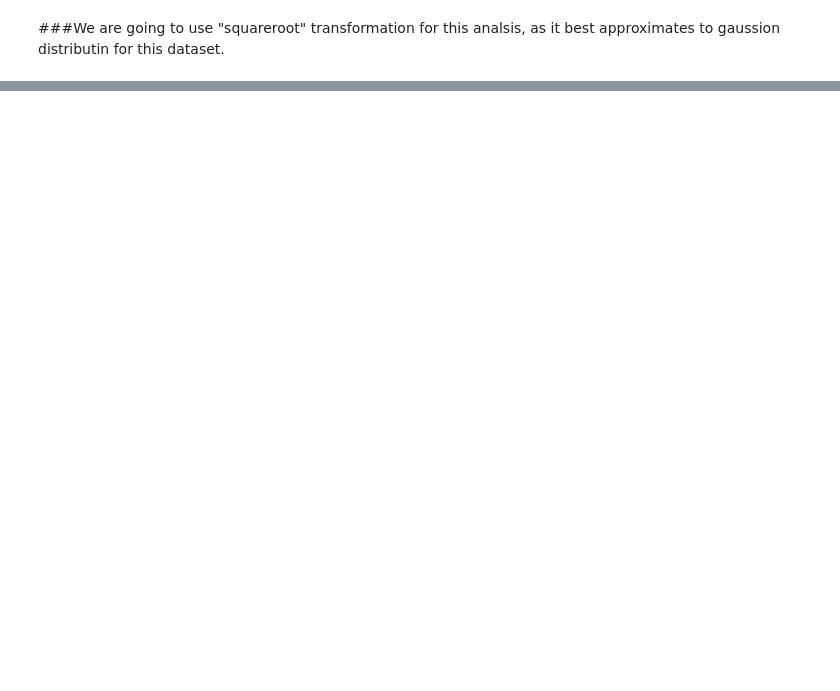
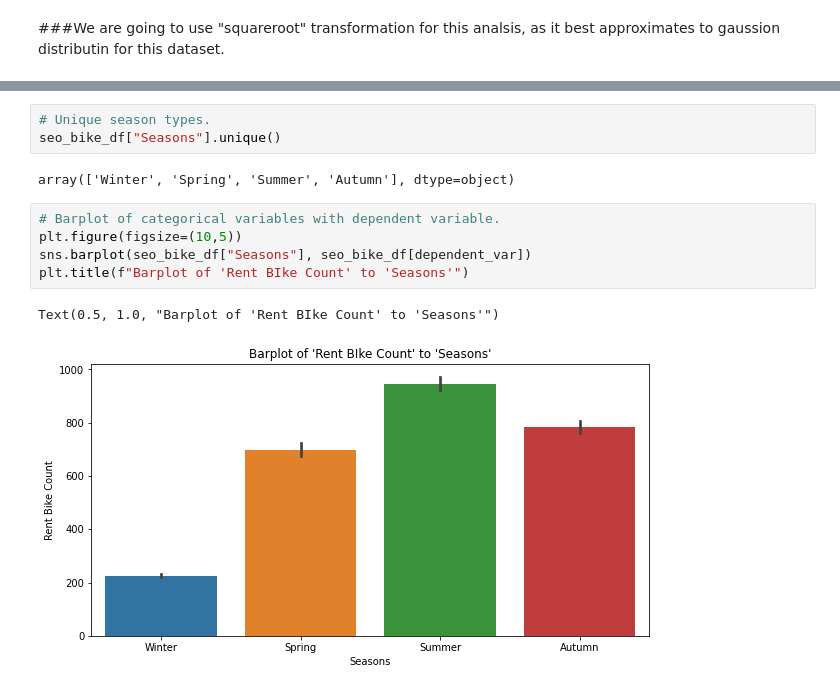
Before and after one commit to tanay47/Bike-Sharing-Demand-Prediction, a Jupyter notebook: Bike_Sharing_Demand_Prediction_.ipynb, the cells around one changed output, grey strips where cells are left out. Drawn from its saved outputs; the diff is of its cells as text; blank space fills up the shorter version.

```diff
--- a/Bike_Sharing_Demand_Prediction_.ipynb
+++ b/Bike_Sharing_Demand_Prediction_.ipynb
@@ -218,0 +299,13 @@ for var in seo_bike_df.describe().columns.tolist():
+# %%
+# Unique season types.
+seo_bike_df["Seasons"].unique()
+# %% [output]
+array(['Winter', 'Spring', 'Summer', 'Autumn'], dtype=object)
+# %%
+# Barplot of categorical variables with dependent variable.
+plt.figure(figsize=(10,5))
+sns.barplot(seo_bike_df["Seasons"], seo_bike_df[dependent_var])
+plt.title(f"Barplot of 'Rent BIke Count' to 'Seasons'")
+# %% [output]
+Text(0.5, 1.0, "Barplot of 'Rent BIke Count' to 'Seasons'")
+[figure, added]
```
Also changed, not shown: parts of 29 cells of this notebook.
